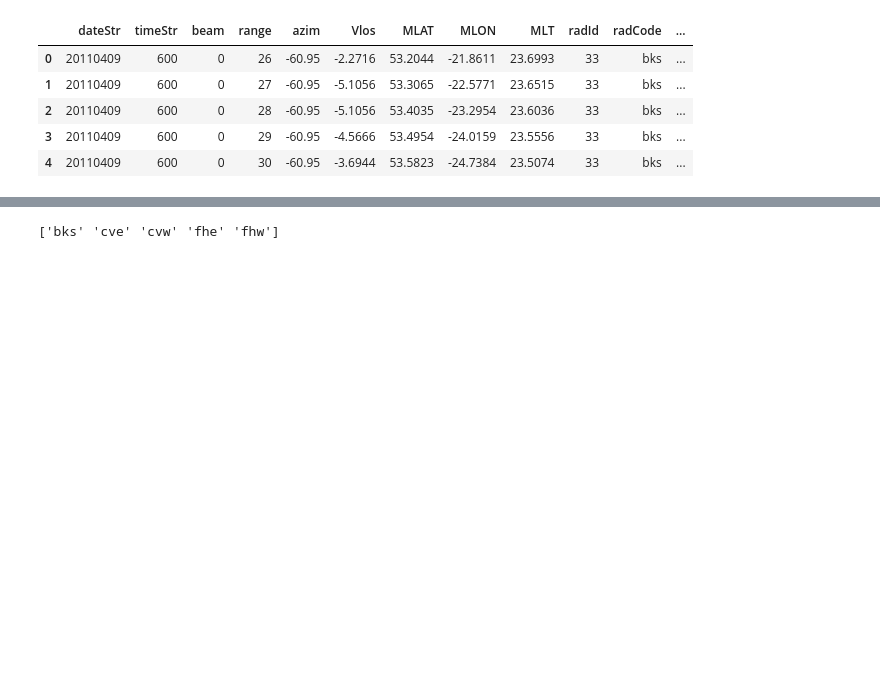
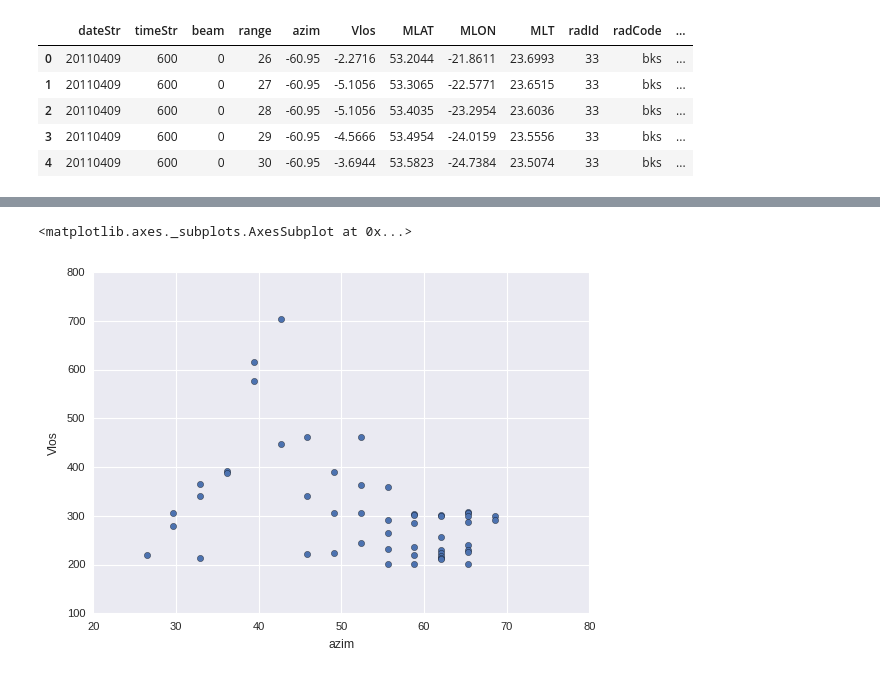
Before and after one commit to bharatreddy/vel-analys, a Jupyter notebook: ipy/saps_vels.ipynb, the cells around one changed output, grey strips where cells are left out. Drawn from its saved outputs; the diff is of its cells as text; code cells hidden in the pictures; blank space fills up the shorter version.

```diff
--- a/ipy/saps_vels.ipynb
+++ b/ipy/saps_vels.ipynb
@@ -95,4 +100,5 @@ ax.get_figure().savefig("../figs/rawVels.pdf",bbox_inches='tight')
-# %%
-print velAnlysDF["radCode"].unique()
-# %% [output]
-['bks' 'cve' 'cvw' 'fhe' 'fhw']
+# %%
+velAnlysDF[ velAnlysDF["radCode"] == "cve" ].plot( x="azim", y="Vlos", kind="scatter" )
+# %% [output]
+<matplotlib.axes._subplots.AxesSubplot at 0x...>
+[figure, added]
```
Also changed, not shown: parts of 3 cells of this notebook, 1 other file.
